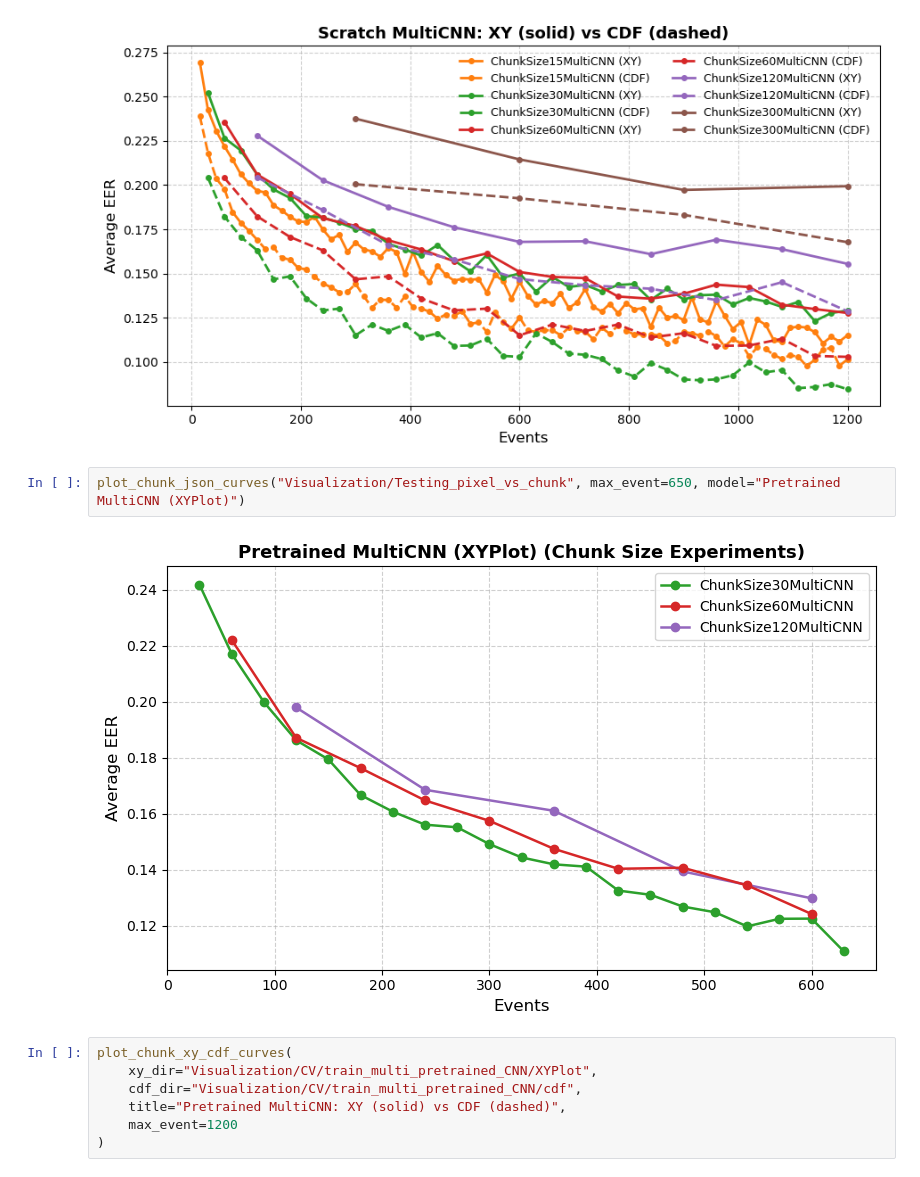
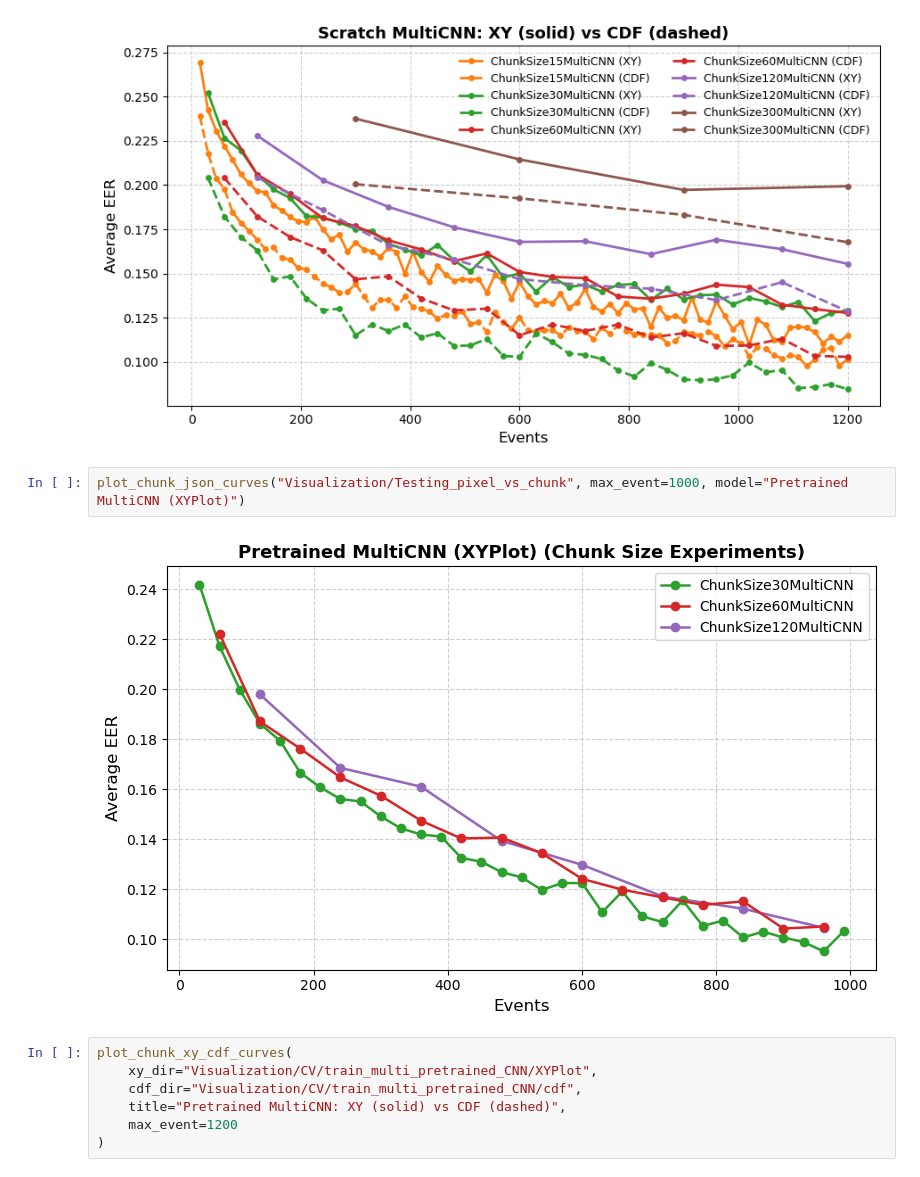
Before and after one commit to S-lijun/Mouse_Dynamics, a Jupyter notebook: Results.ipynb, the cells around one changed output. Drawn from its saved outputs; the diff is of its cells as text.

```diff
--- a/Results.ipynb
+++ b/Results.ipynb
@@ -510,9 +510,9 @@ plot_chunk_xy_cdf_curves(
 # %% [output]
 [figure]
 # %%
-plot_chunk_json_curves("Visualization/Testing_pixel_vs_chunk", max_event=650, model="Pretrained MultiCNN (XYPlot)")
+plot_chunk_json_curves("Visualization/Testing_pixel_vs_chunk", max_event=1000, model="Pretrained MultiCNN (XYPlot)")
 # %% [output]
-[figure, old version]
+[figure, new version]
 # %%
 plot_chunk_xy_cdf_curves(
     xy_dir="Visualization/CV/train_multi_pretrained_CNN/XYPlot",
```
Also changed, not shown: 1 other file.
